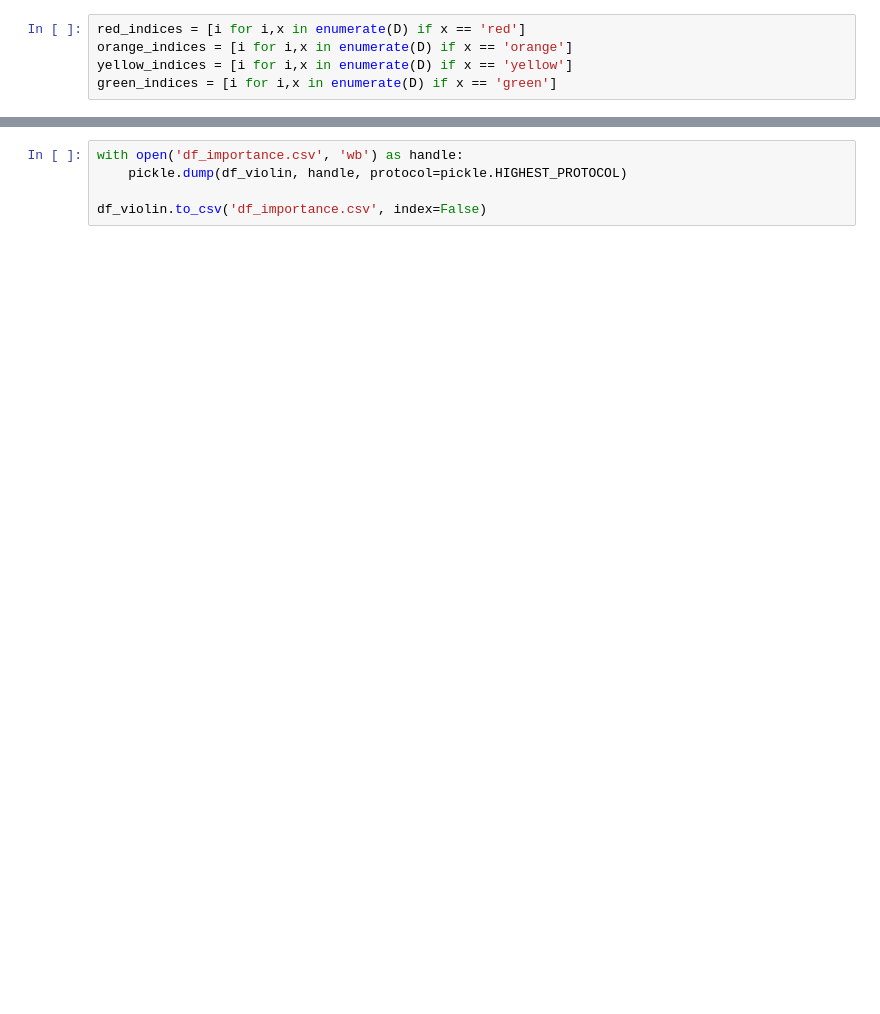
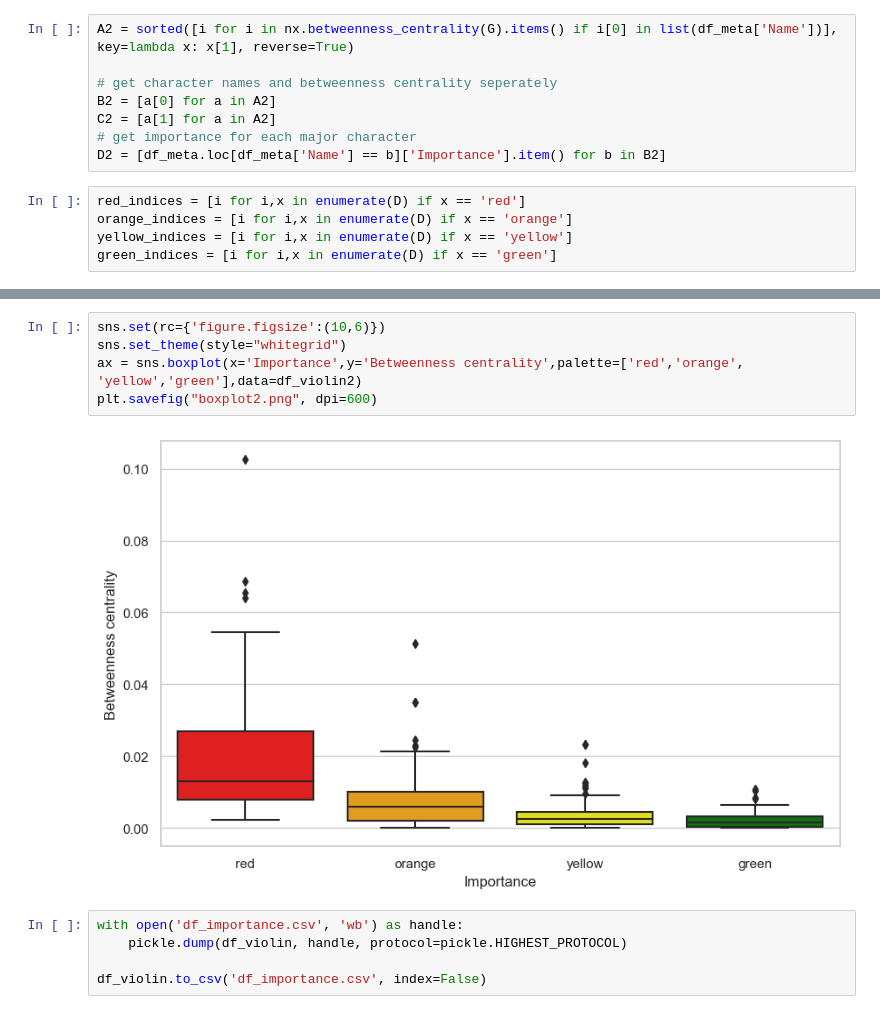
Before and after one commit to Malthe57/SocGraphProject, a Jupyter notebook: Boxplots.ipynb, the cells around one changed output, grey strips where cells are left out. Drawn from its saved outputs; the diff is of its cells as text; blank space fills up the shorter version.

```diff
--- a/Boxplots.ipynb
+++ b/Boxplots.ipynb
@@ -48,6 +49,14 @@ B = [a[0] for a in A]
 C = [a[1] for a in A]
 # get importance for each major character
 D = [df_meta.loc[df_meta['Name'] == b]['Importance'].item() for b in B]
+# %%
+A2 = sorted([i for i in nx.betweenness_centrality(G).items() if i[0] in list(df_meta['Name'])], key=lambda x: x[1], reverse=True)
+
+# get character names and betweenness centrality seperately
+B2 = [a[0] for a in A2]
+C2 = [a[1] for a in A2]
+# get importance for each major character
+D2 = [df_meta.loc[df_meta['Name'] == b]['Importance'].item() for b in B2]
 # %%
 red_indices = [i for i,x in enumerate(D) if x == 'red']
 orange_indices = [i for i,x in enumerate(D) if x == 'orange']
@@ -108,3 +119,10 @@ ax = sns.boxplot(x='Importance',y='In-degree',palette=['red','orange', 'yellow',
+# %%
+sns.set(rc={'figure.figsize':(10,6)})
+sns.set_theme(style="whitegrid")
+ax = sns.boxplot(x='Importance',y='Betweenness centrality',palette=['red','orange', 'yellow','green'],data=df_violin2)
+plt.savefig("boxplot2.png", dpi=600)
+# %% [output]
+[figure, added]
 # %%
 with open('df_importance.csv', 'wb') as handle:
     pickle.dump(df_violin, handle, protocol=pickle.HIGHEST_PROTOCOL)
```
Also changed, not shown: parts of 15 cells of this notebook, 3 other files.
